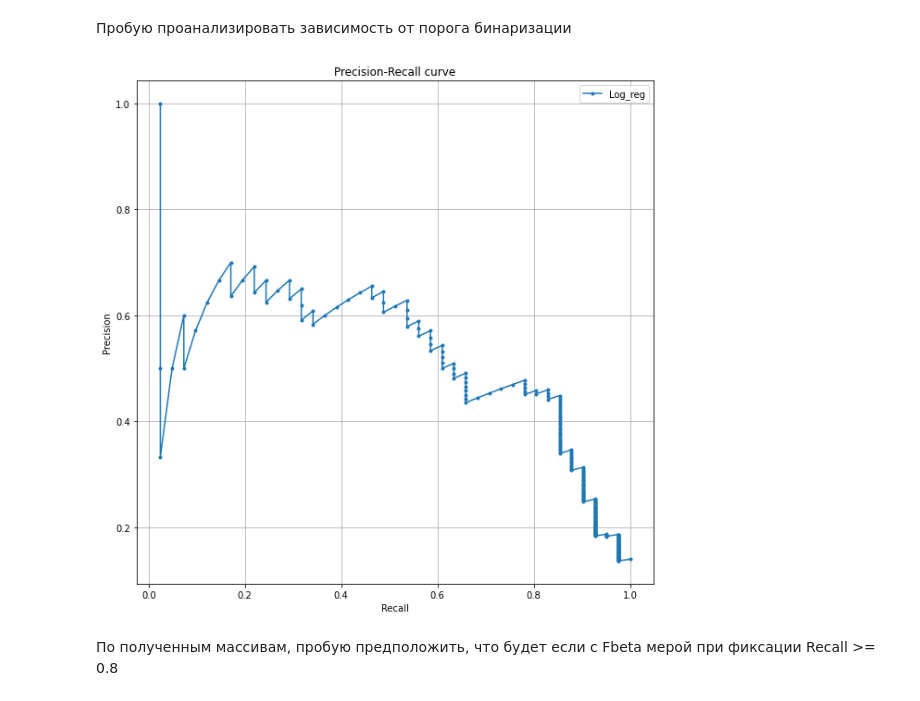
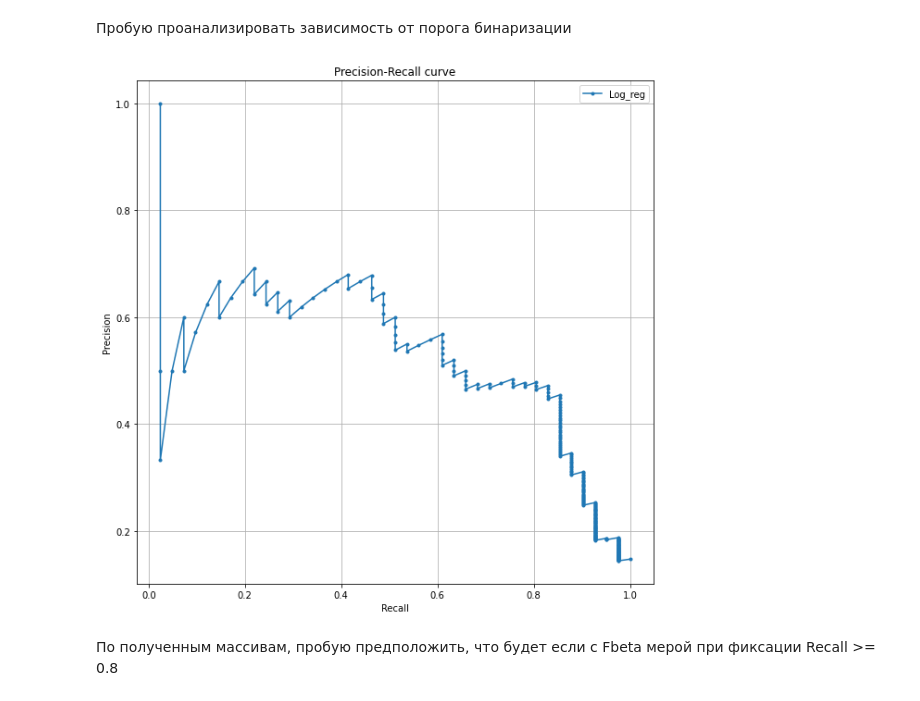
Before and after one commit to personalisle/ml_course_itmo, a Jupyter notebook: course_ML.ipynb, the cells around one changed output. Saved outputs shown, nothing was run; the diff lists cells and outputs as text; code cells hidden in the pictures.

```diff
--- a/course_ML.ipynb
+++ b/course_ML.ipynb
@@ -403,10 +409,13 @@ ohe_df.describe()
 
 Разбиваю данные, учитываю их распределение, проверяю распределение данных в выборках
 # %%
-#X1 = df_mod_new
-X1 = df_scaled
+X1 = df_mod_new
+#X1 = df_scaled
 y1 = ohe_df['x0_good']
 X1_train, X1_test, y1_train, y1_test = train_test_split(X1, y1, random_state=123, test_size=0.3, stratify = y1)
+
+X1_train_scaled = scaler.fit_transform(X1_train)
+X1_test_scaled = scaler.fit_transform(X1_test)
 
 fig, axes = plt.subplots(1, 2, figsize=[15, 5])
 axes[0].set_title('Train distribution', fontsize=16)
@@ -427,13 +436,13 @@ axes[1].legend(legend_entries, bbox_to_anchor=(1.05, 1), loc='best', fontsize=16
 Обучаю простые модели
 # %%
 dummy_clf = DummyClassifier(strategy = 'stratified')
-dummy_clf.fit(X1_train, y1_train);
+dummy_clf.fit(X1_train_scaled, y1_train);
 
 log_reg = LogisticRegression(class_weight="balanced")
-log_reg.fit(X1_train, y1_train)
+log_reg.fit(X1_train_scaled, y1_train)
 
-y1_pred_dummy = dummy_clf.predict(X1_test)
-y1_pred_log_reg = log_reg.predict(X1_test)
+y1_pred_dummy = dummy_clf.predict(X1_test_scaled)
+y1_pred_log_reg = log_reg.predict(X1_test_scaled)
 # %% [markdown]
 Считаю точность и полноту
 # %%
@@ -459,18 +468,18 @@ Fbeta-score for Logistic regression: 0.3932584269662921
 # %% [markdown]
 Пробую проанализировать зависимость от порога бинаризации
 # %%
-y1_pred = log_reg.predict_proba(X1_test)[:, 1]
+y1_pred = log_reg.predict_proba(X1_test_scaled)[:, 1]
 precision, recall, thesholds = precision_recall_curve(y1_test, y1_pred)
 plt.figure(figsize=(10,10))
 plt.plot(recall[:-1], precision[:-1], marker='.', label='Log_reg')
 plt.xlabel('Recall')
 plt.ylabel('Precision')
 plt.title('Precision-Recall curve')
 plt.legend()
 plt.grid()
 plt.show()
 # %% [output]
-[figure, old version]
+[figure, new version]
 # %% [markdown]
 По полученным массивам, пробую предположить, что будет если с Fbeta мерой при фиксации Recall >= 0.8
 # %%
```
Also changed, not shown: parts of 47 cells of this notebook.
